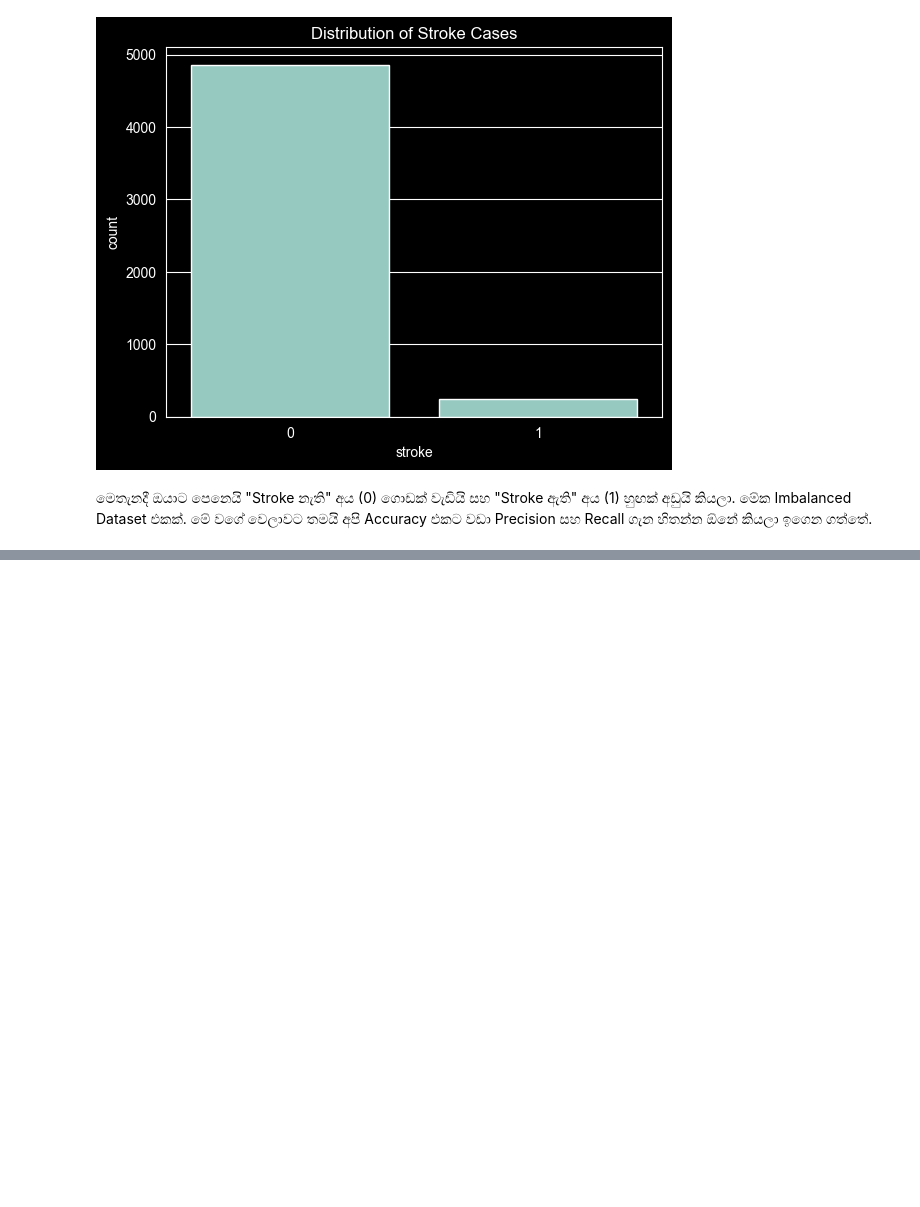
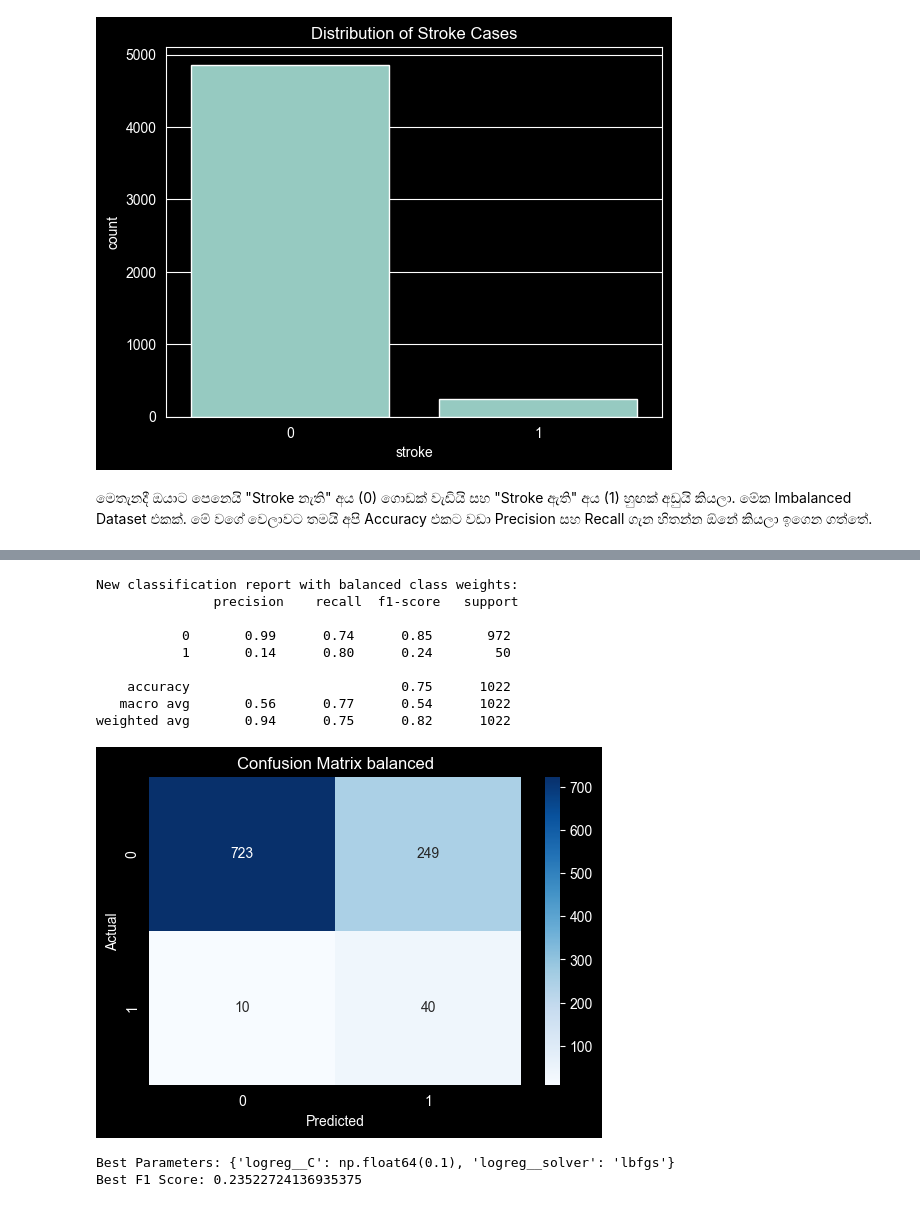
Before and after one commit to Dhanuwa856/Stroke-Risk-Classification, a Jupyter notebook: NoteBooks/stroke_analysis.ipynb, the cells around one changed output, grey strips where cells are left out. Cells and saved outputs as stored; diff of their text form; code cells hidden in the pictures; blank space fills up the shorter version.

```diff
--- a/NoteBooks/stroke_analysis.ipynb
+++ b/NoteBooks/stroke_analysis.ipynb
@@ -68,0 +189,61 @@ plt.show()
+# %%
+# 🛠️ Phase 5: The Fix (Class Weights)
+# create pipeline with class weights
+steps_balanced = [
+    ('imputer', SimpleImputer(strategy='median')),  # Handle missing values
+    ('scaler', StandardScaler()),  # Feature scaling
+    ('logreg', LogisticRegression(class_weight='balanced', random_state=42))  # Logistic Regression with balanced class weights
+]
+
+# create new pipeline and train
+
+pipeline_balanced = Pipeline(steps_balanced)
+pipeline_balanced.fit(X_train, y_train)
+
+# new prediction and report
+y_pred_balanced = pipeline_balanced.predict(X_test)
+
+print("New classification report with balanced class weights:\n", classification_report(y_test, y_pred_balanced))
+
+cm_balanced = confusion_matrix(y_test, y_pred_balanced)
+plt.figure(figsize=(6,4))
+sns.heatmap(cm_balanced, annot=True, fmt='d', cmap='Blues')
+plt.xlabel('Predicted')
+plt.ylabel('Actual')
+plt.title('Confusion Matrix balanced')
+plt.show()
+# %% [output]
+New classification report with balanced class weights:
+               precision    recall  f1-score   support
+
+           0       0.99      0.74      0.85       972
+           1       0.14      0.80      0.24        50
+
+    accuracy                           0.75      1022
+   macro avg       0.56      0.77      0.54      1022
+weighted avg       0.94      0.75      0.82      1022
+[figure, added]
+# %%
+# 🚀 Phase 6: Hyperparameter Tuning (The Final Polish)
+from sklearn.model_selection import GridSearchCV
+import numpy as np
+
+# 1. පරීක්ෂා කළ යුතු Parameters ලැයිස්තුව (Param Grid)
+# මතකයිනේ pipeline එක ඇතුලේ නම් කිරීමේදී 'logreg__' පාවිච්චි කළ යුතු බව
+param_grid = {
+    'logreg__C': np.logspace(-3, 3, 7),  # Regularization strength
+    'logreg__solver': ['liblinear', 'lbfgs']  # Optimization algorithms
+}
+
+# 2. GridSearchCV object එක සෑදීම
+# මෙහිදී අපි 'f1' score එක optimize කරන්න උත්සාහ කරමු (Precision සහ Recall දෙකේම එකතුවක් ලෙස)
+grid_search = GridSearchCV(pipeline_balanced, param_grid, cv=5, scoring='f1')
+
+# fit
+grid_search.fit(X_train, y_train)
+
+print("Best Parameters:", grid_search.best_params_)
+print("Best F1 Score:", grid_search.best_score_)
+# %% [output]
+Best Parameters: {'logreg__C': np.float64(0.1), 'logreg__solver': 'lbfgs'}
+Best F1 Score: 0.23522724136935375
```
Also changed, not shown: parts of 10 cells of this notebook.
